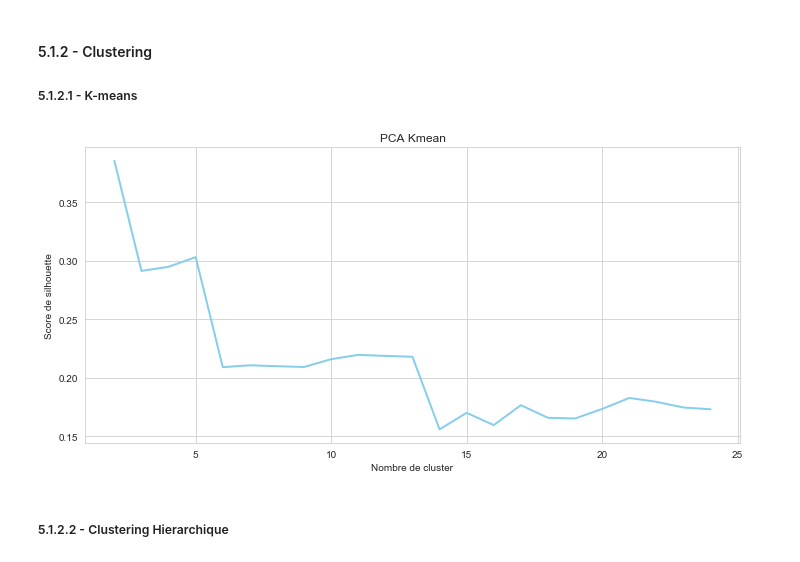
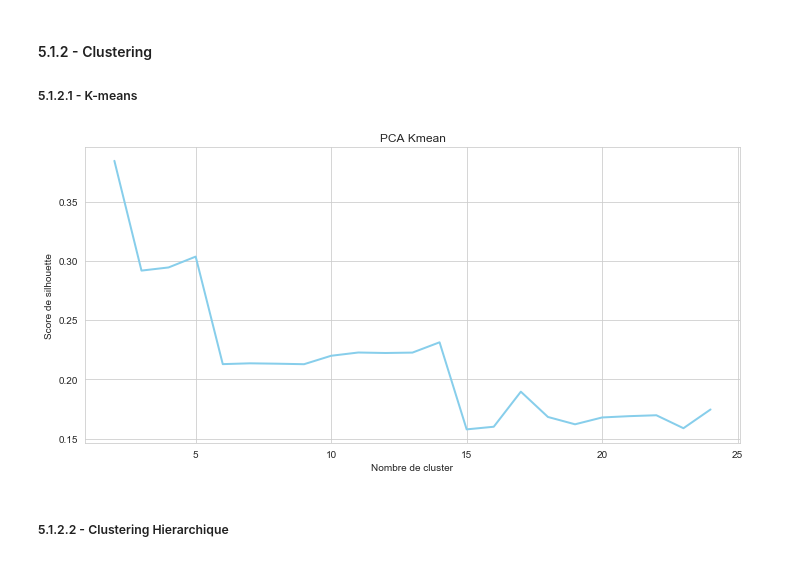
Before and after one commit to Julien-Martin/OC-IML-P4, a Jupyter notebook: Modeling with dask.ipynb, the cells around one changed output. Cells and saved outputs as stored; diff of their text form; code cells hidden in the pictures.

```diff
--- a/Modeling with dask.ipynb
+++ b/Modeling with dask.ipynb
@@ -247,7 +309,7 @@ plt.show()
 # %% [markdown]
 ## 5- Réduction de dimension
 # %%
-X = data_3_months_fe.values
+X = data_3_months.values
 # %% [markdown]
 ### 5.1 - Linear PCA
 #### 5.1.1 - Decomposition et projection
@@ -276,23 +333,11 @@ X_pca_projected = pca.transform(X)
+# %%
+X_pca_projected = pca_projected(10, X)
 # %% [markdown]
 #### 5.1.2 - Clustering
 ##### 5.1.2.1 - K-means
-# %%
-pca_km_cluster_number = []
-pca_km_score = []
-for n in range(2, 25):
-    kmean = KMeans(n_clusters=n, n_init=100, max_iter=3000)
-    kmean.fit(X_pca_projected)
-    pca_km_cluster_number.append(n)
-    pca_km_score.append(silhouette_score(X_pca_projected, kmean.labels_, metric='euclidean'))
-
-plt.figure(figsize=(10, 5))
-plt.plot(pca_km_cluster_number, pca_km_score, color="skyblue", lw=2)
-plt.xlabel("Nombre de cluster")
-plt.ylabel("Score de silhouette")
-plt.title("PCA Kmean")
-plt.tight_layout()
-plt.show()
-# %% [output]
-[figure, removed]
+# %%
+best_cluster_kmean(X_pca_projected, "PCA")
+# %% [output]
+[figure, added]
 # %% [markdown]
 ##### 5.1.2.2 - Clustering Hierarchique
```
Also changed, not shown: parts of 180 cells of this notebook.
